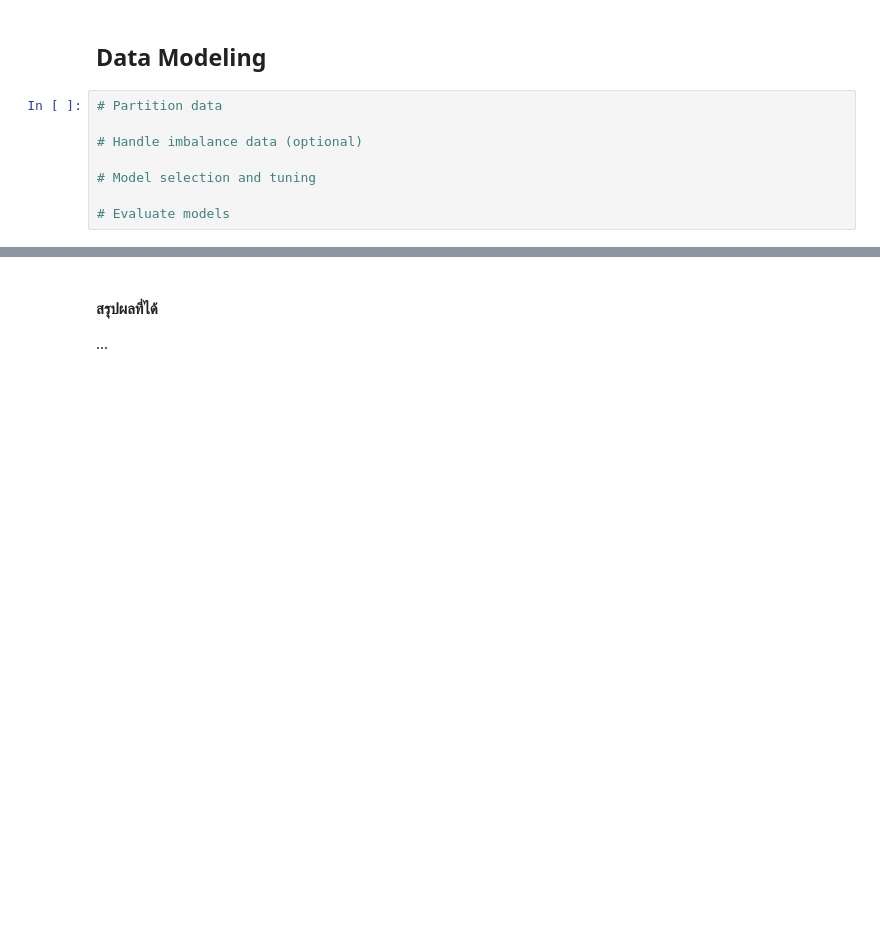
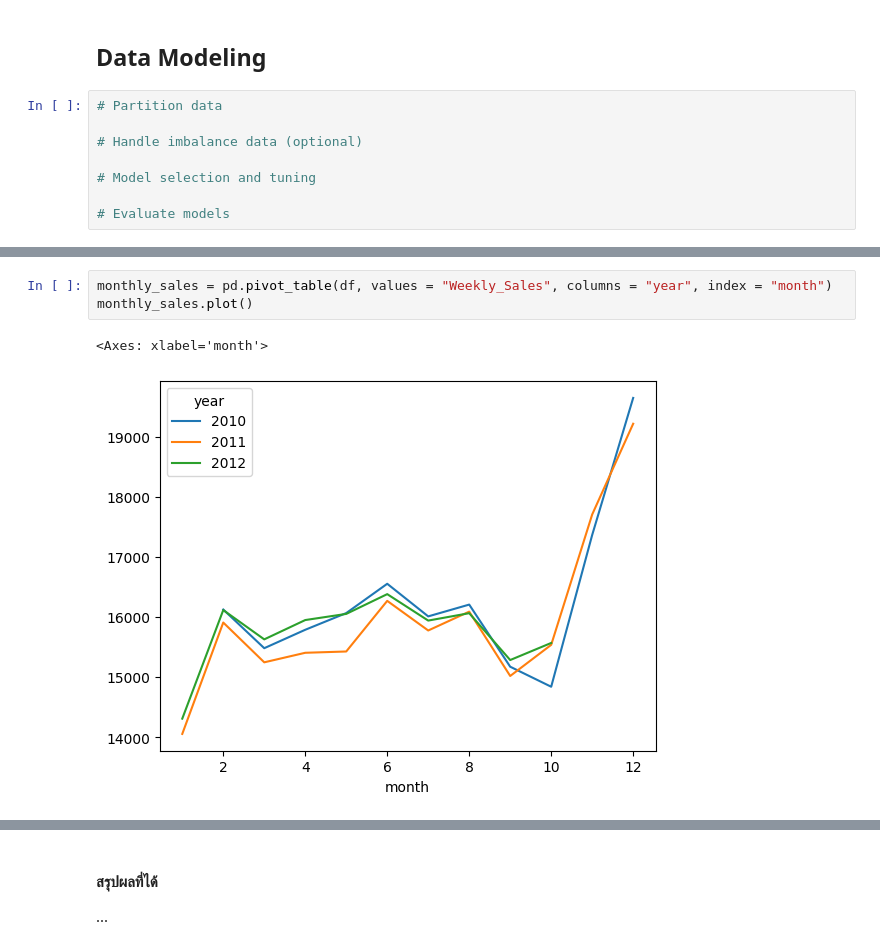
Before and after one commit to jangInw007/A4-Data-Analytics-and-Modeling, a Jupyter notebook: Group_A4_Data_Analytics_and_Modeling.ipynb, the cells around one changed output, grey strips where cells are left out. Cells and saved outputs as stored; diff of their text form; blank space fills up the shorter version.

```diff
--- a/Group_A4_Data_Analytics_and_Modeling.ipynb
+++ b/Group_A4_Data_Analytics_and_Modeling.ipynb
@@ -343,0 +572,6 @@ DataFrame saved successfully to /content/drive/MyDrive/processed_walmart_train_d
+# %%
+monthly_sales = pd.pivot_table(df, values = "Weekly_Sales", columns = "year", index = "month")
+monthly_sales.plot()
+# %% [output]
+<Axes: xlabel='month'>
+[figure, added]
```
Also changed, not shown: parts of 31 cells of this notebook.
